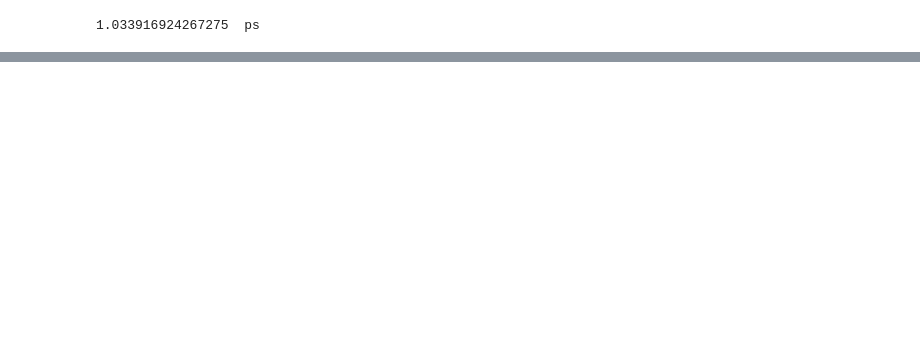
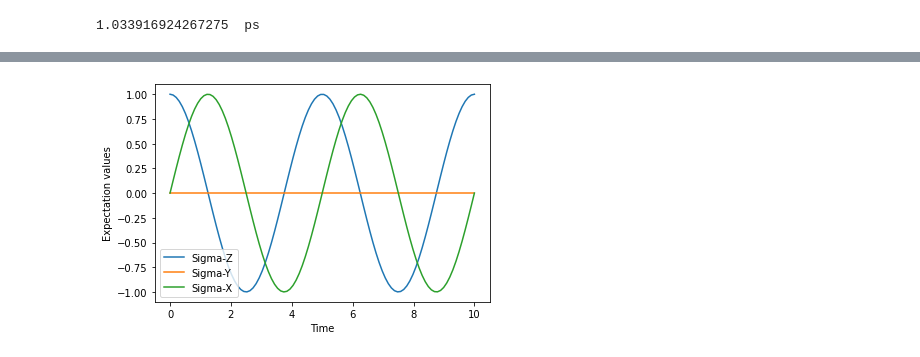
Before and after one commit to LeonG69/MRes, a Jupyter notebook: testing.ipynb, the cells around one changed output, grey strips where cells are left out. Drawn from its saved outputs; the diff is of its cells as text; code cells hidden in the pictures; blank space fills up the shorter version.

```diff
--- a/testing.ipynb
+++ b/testing.ipynb
@@ -58,3 +61,19 @@ def transmon_hamiltonian(Ec=0.386, EjEc=45, nstates=8, ng=0.0, T=10.0):
     H1 = qutip.Qobj(-2 * np.diag(n))
 
     return [H0, [H1, V_sfq]]
+# %%
+H = 2*np.pi * 0.1 * sigmay()
+#H = 2*np.pi*0.1 * (qeye(2)-sigmaz())
+psi0 = basis(2, 0)
+times = np.linspace(0.0, 10.0, 100)
+result = sesolve(H, psi0, times, [sigmaz(), sigmay(),sigmax()])
+fig, ax = plt.subplots()
+ax.plot(result.times, result.expect[0])
+ax.plot(result.times, result.expect[1])
+ax.plot(result.times, result.expect[2])
+ax.set_xlabel('Time')
+ax.set_ylabel('Expectation values')
+ax.legend(("Sigma-Z", "Sigma-Y","Sigma-X"))
+plt.show()
+# %% [output]
+[figure, added]
```
Also changed, not shown: parts of 7 cells of this notebook.
